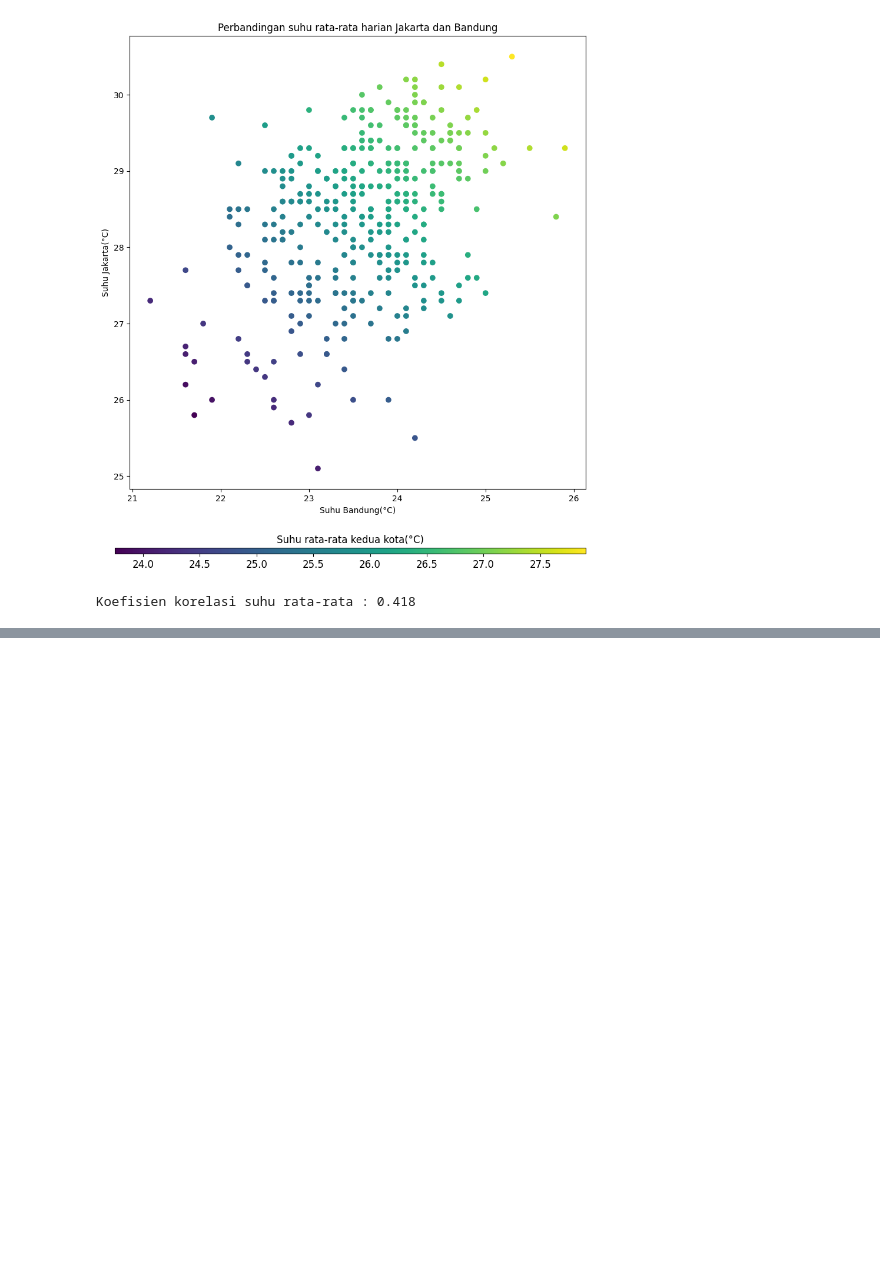
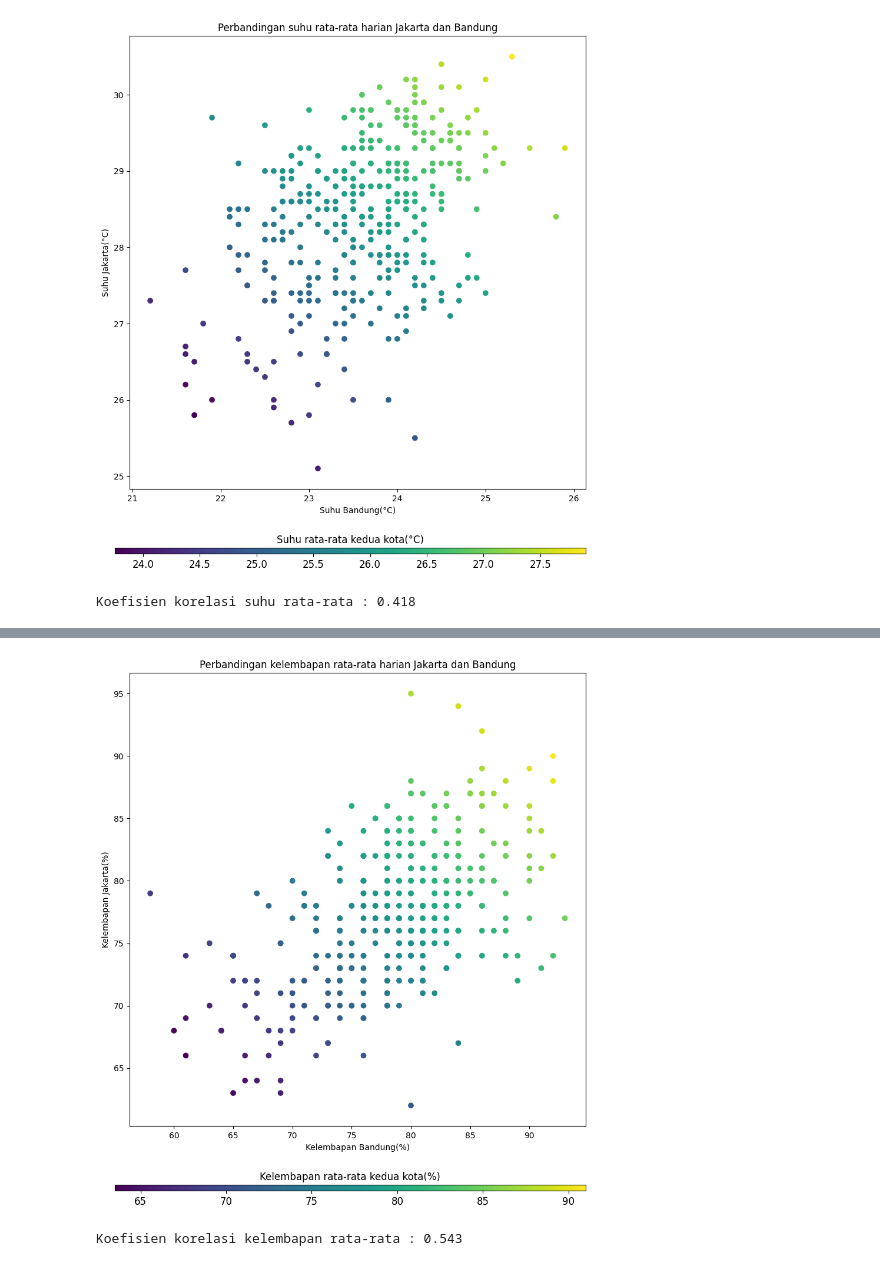
Before and after one commit to KaonWry/tubes-2-pengkom, a Jupyter notebook: main.ipynb, the cells around one changed output, grey strips where cells are left out. Cells and saved outputs as stored; diff of their text form; code cells hidden in the pictures; blank space fills up the shorter version.

```diff
--- a/main.ipynb
+++ b/main.ipynb
@@ -212,0 +224,15 @@ Koefisien korelasi suhu rata-rata : 0.418
+# %%
+plt.figure(figsize=(10,10))
+plt.title('Perbandingan kelembapan rata-rata harian Jakarta dan Bandung')
+plt.scatter(dfBandung['RH_avg'], dfJakarta['RH_avg'], c=(dfBandung['RH_avg'] + dfJakarta['RH_avg'])/2)
+plt.xlabel('Kelembapan Bandung(%)')
+plt.ylabel('Kelembapan Jakarta(%)')
+cax = plt.axes([0.1, 0, 0.8, 0.01])
+clb=plt.colorbar(cax=cax,orientation="horizontal")
+clb.ax.tick_params(labelsize=12)
+clb.ax.set_title('Kelembapan rata-rata kedua kota(%)',fontsize=12)
+plt.show()
+print(f"Koefisien korelasi kelembapan rata-rata : {round(dfBandung['RH_avg'].corr(dfJakarta['RH_avg']), 3)}")
+# %% [output]
+[figure, added]
+Koefisien korelasi kelembapan rata-rata : 0.543
```
Also changed, not shown: parts of 5 cells of this notebook.
